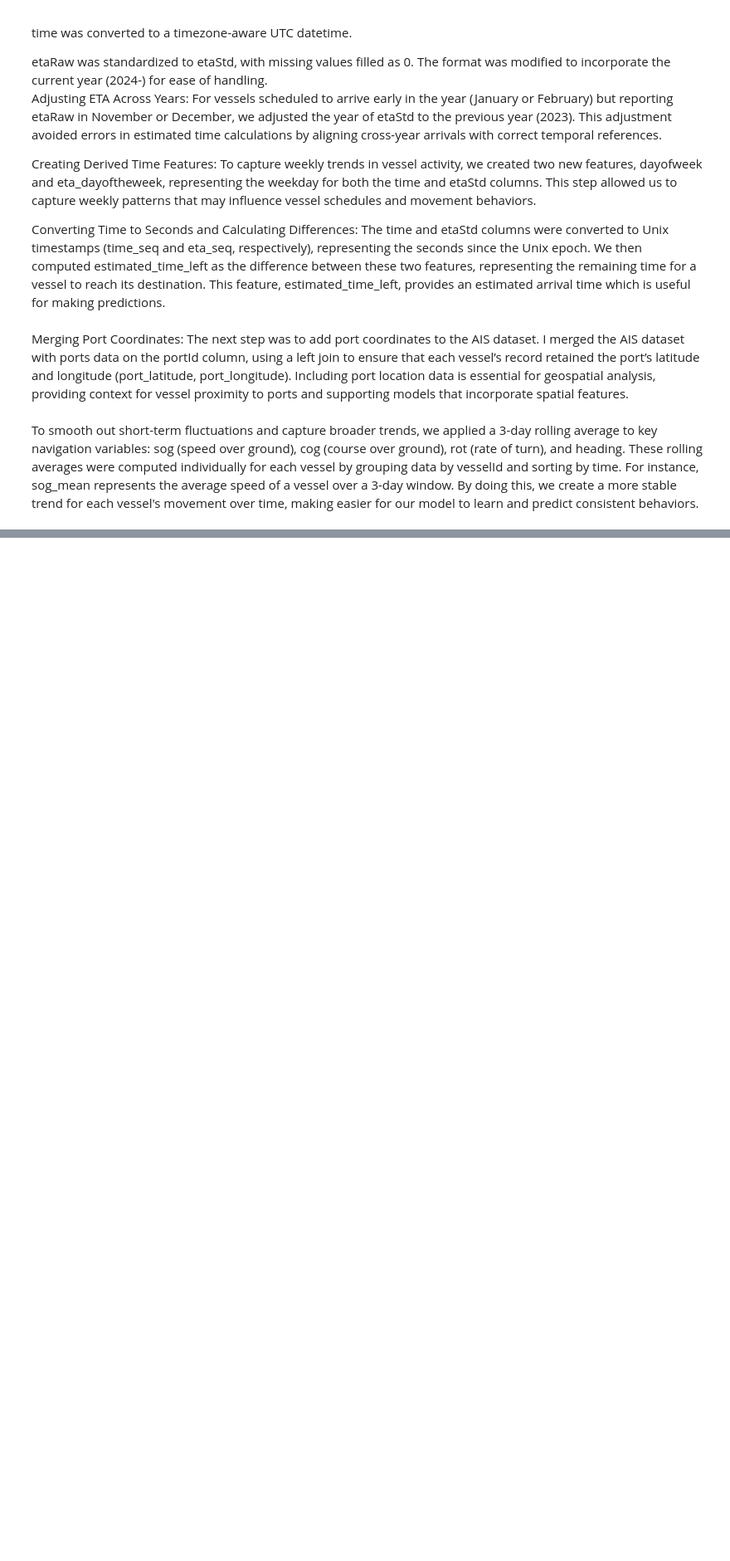
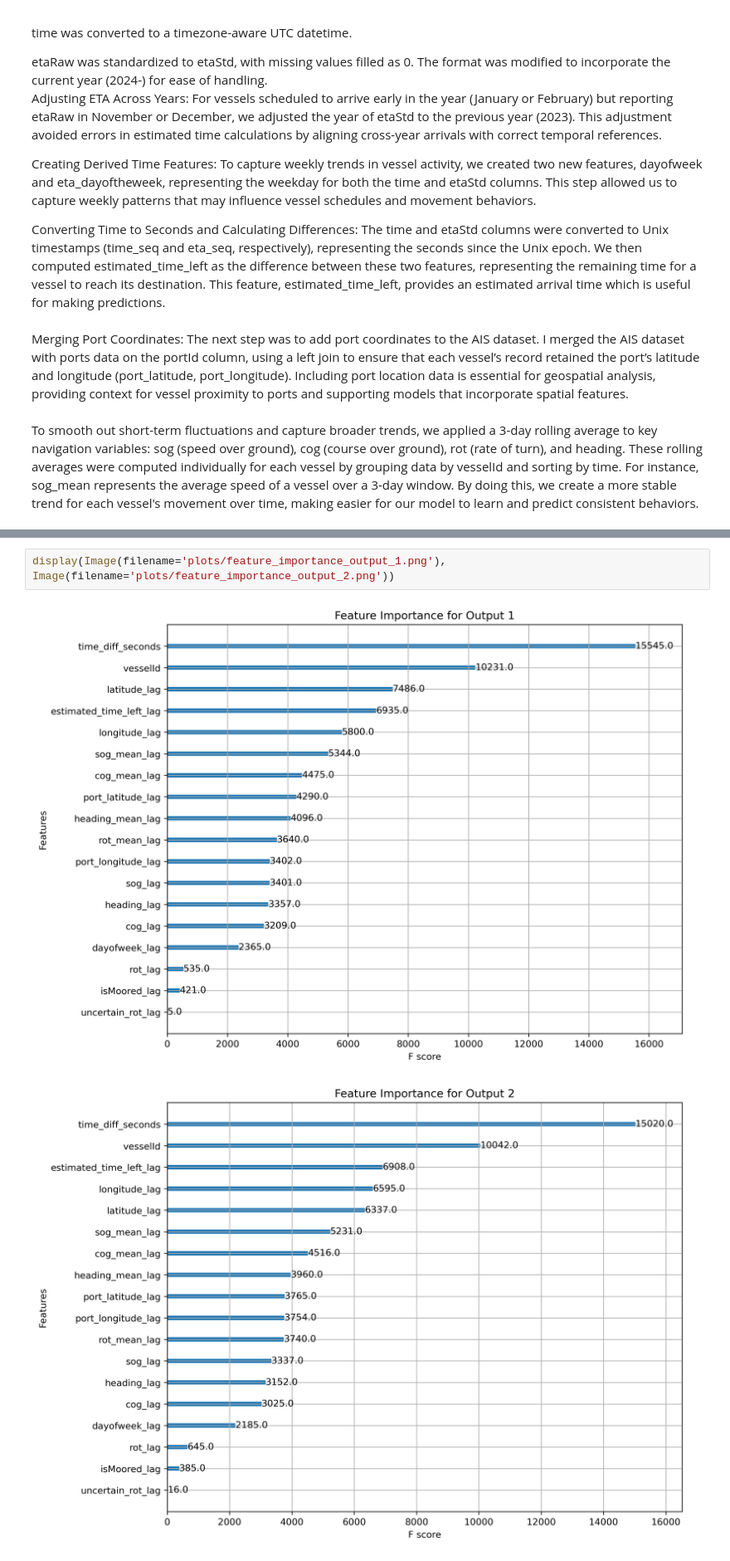
Before and after one commit to SPiso3/TDT4173-ML, a Jupyter notebook: group120_project/Report.ipynb, the cells around one changed output, grey strips where cells are left out. Shown: that part at 83% size. Drawn from its saved outputs; the diff is of its cells as text; blank space fills up the shorter version.

```diff
--- a/group120_project/Report.ipynb
+++ b/group120_project/Report.ipynb
@@ -155,0 +170,5 @@ For instance, sog_mean represents the average speed of a vessel over a 3-day win
+# %%
+display(Image(filename='plots/feature_importance_output_1.png'), Image(filename='plots/feature_importance_output_2.png'))
+# %% [output]
+[figure, added]
+[figure, added]
```
Also changed, not shown: parts of 7 cells of this notebook, 5 other files.
